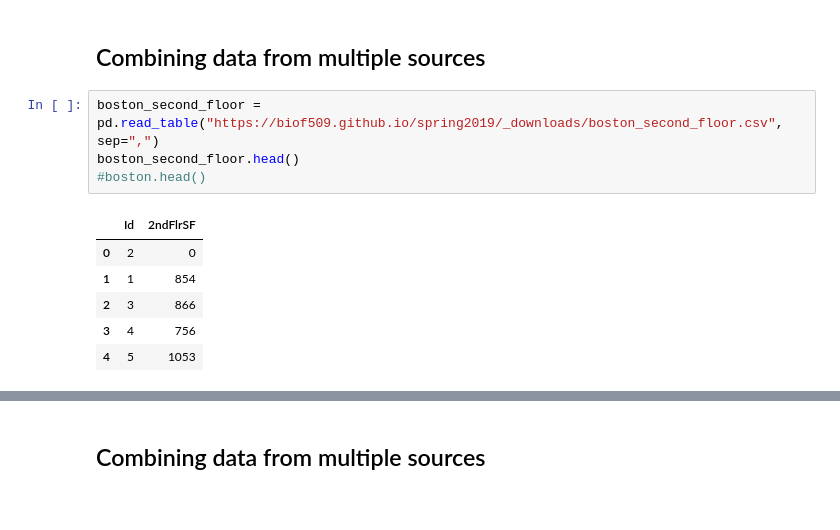
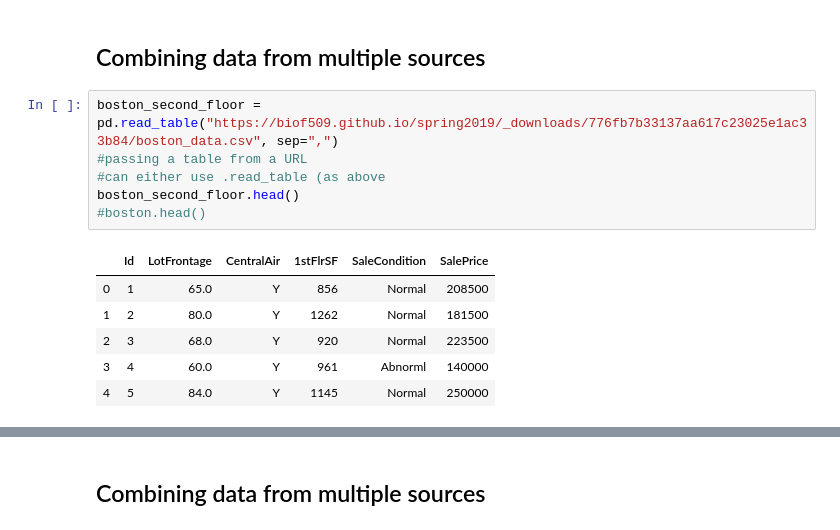
Before and after one commit to lichtend/fall2019, a Jupyter notebook: week3/Week3.ipynb, the cells around one changed output, grey strips where cells are left out. Drawn from its saved outputs; the diff is of its cells as text.

```diff
--- a/week3/Week3.ipynb
+++ b/week3/Week3.ipynb
@@ -168,13 +174,15 @@ boston.head()
 # %% [markdown]
 ## Combining data from multiple sources
 # %%
-boston_second_floor = pd.read_table("https://biof509.github.io/spring2019/_downloads/boston_second_floor.csv", sep=",")
+boston_second_floor = pd.read_table("https://biof509.github.io/spring2019/_downloads/776fb7b33137aa617c23025e1ac33b84/boston_data.csv", sep=",")
+#passing a table from a URL
+#can either use .read_table (as above
 boston_second_floor.head()
 #boston.head()
 # %% [output]
-|  | Id | 2ndFlrSF |
-| 0 | 2 | 0 |
-| 1 | 1 | 854 |
-| 2 | 3 | 866 |
-| 3 | 4 | 756 |
-| 4 | 5 | 1053 |
+|  | Id | LotFrontage | CentralAir | 1stFlrSF | SaleCondition | SalePrice |
+| 0 | 1 | 65.0 | Y | 856 | Normal | 208500 |
+| 1 | 2 | 80.0 | Y | 1262 | Normal | 181500 |
+| 2 | 3 | 68.0 | Y | 920 | Normal | 223500 |
+| 3 | 4 | 60.0 | Y | 961 | Abnorml | 140000 |
+| 4 | 5 | 84.0 | Y | 1145 | Normal | 250000 |
```
Also changed, not shown: parts of 4 cells of this notebook.
